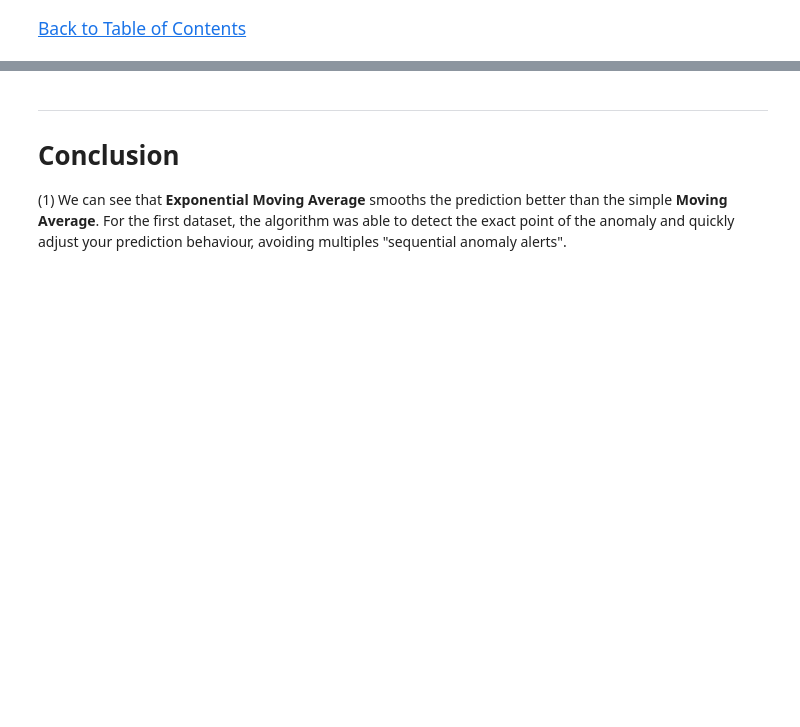
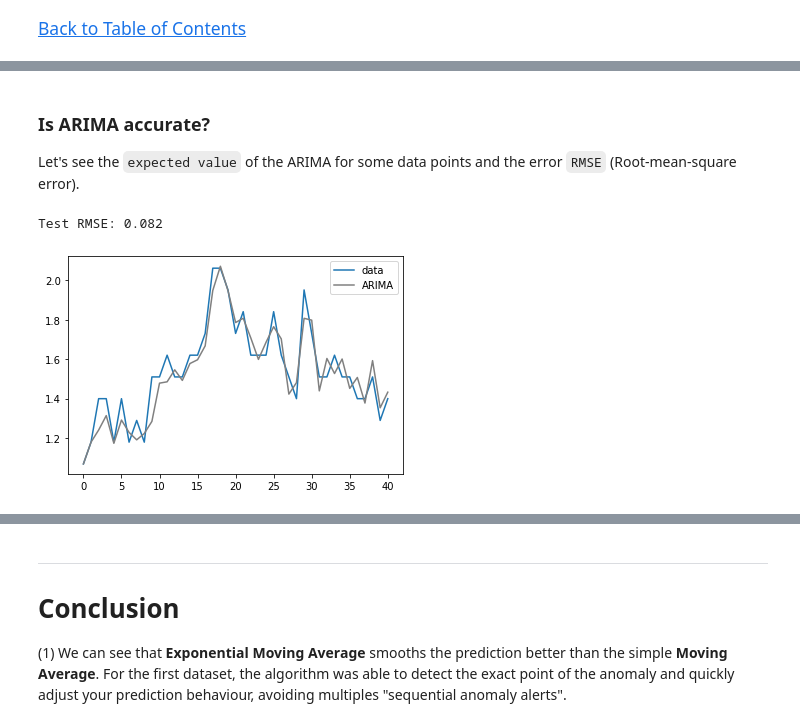
Before and after one commit to leomaurodesenv/kaggle, a Jupyter notebook: jupyter/anomaly-detection-streaming-data-evaluation.ipynb, the cells around one changed output, grey strips where cells are left out. Saved outputs shown, nothing was run; the diff lists cells and outputs as text; code cells hidden in the pictures; blank space fills up the shorter version.

Commit message:
Kaggle Notebook | Anomaly Detection - Streaming Data (Evaluation) | Version 5

```diff
--- a/jupyter/anomaly-detection-streaming-data-evaluation.ipynb
+++ b/jupyter/anomaly-detection-streaming-data-evaluation.ipynb
@@ -295,0 +354,33 @@ plot_anomalies(df2_zoom, StreamingExponentialMovingAverage, parameters, dumping=
+# %% [markdown]
+### Is ARIMA accurate?
+
+Let's see the `expected value` of the ARIMA for some data points and the error `RMSE` (Root-mean-square error).
+# %%
+from tqdm import tqdm
+from math import sqrt
+from sklearn.metrics import mean_squared_error
+
+# walk-forward validation
+X = df1_zoom.iloc[0:50].value.tolist()
+tests, predictions = list(), list()
+model = StreamingARIMA()
+
+for t in tqdm(range(len(X))):
+    obs = X[t]
+    model.detect(t, obs)
+    yhat = model._expected_value(0)
+    if pd.notna(yhat):
+        predictions.append(yhat)
+        tests.append(obs)
+# evaluate forecasts
+rmse = sqrt(mean_squared_error(tests, predictions))
+
+print('Test RMSE: %.3f' % rmse)
+# plot forecasts against actual outcomes
+plt.plot(tests, label='data')
+plt.plot(predictions, color='gray', label='ARIMA')
+plt.legend()
+plt.show()
+# %% [output]
+Test RMSE: 0.082
+[figure, added]
```
Also changed, not shown: parts of 10 cells of this notebook.
